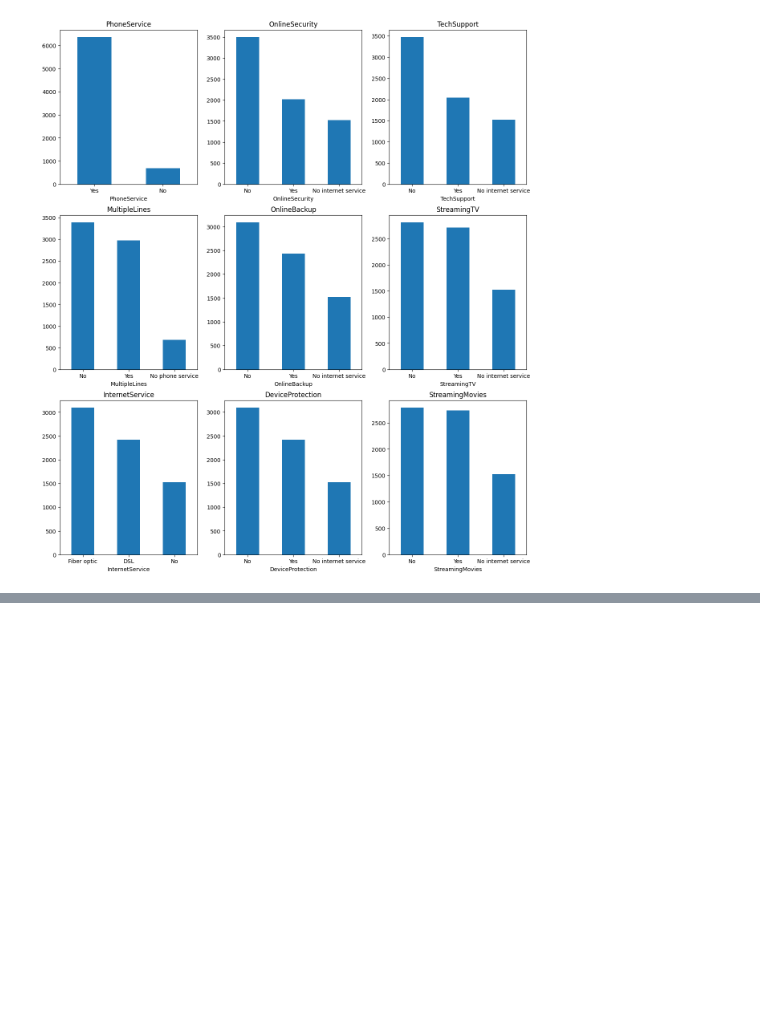
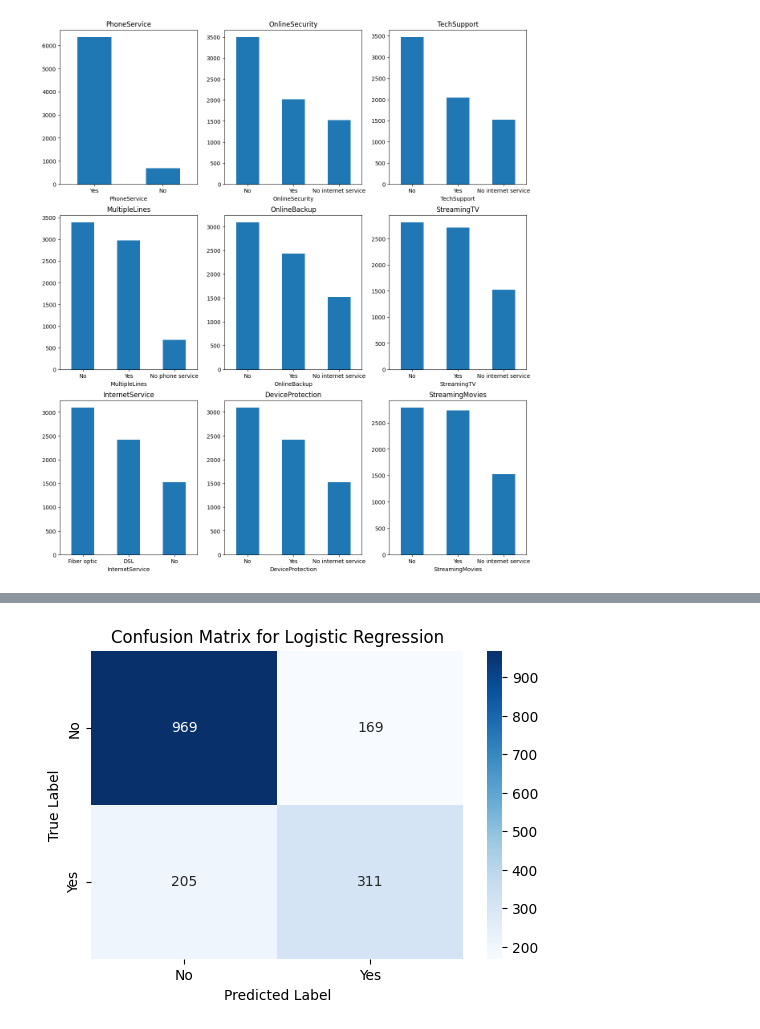
Before and after one commit to nesrineabd/churn-analysis-telecom, a Jupyter notebook: Telecom Churn Prediction.ipynb, the cells around one changed output, grey strips where cells are left out. Drawn from its saved outputs; the diff is of its cells as text; code cells hidden in the pictures; blank space fills up the shorter version.

```diff
--- a/Telecom Churn Prediction.ipynb
+++ b/Telecom Churn Prediction.ipynb
@@ -373,0 +388,16 @@ for i, item in enumerate(services):
+# %%
+from sklearn.preprocessing import MinMaxScaler
+# each model has its fitting scaling method, we'll use MinMaxScaler, it'll scale all the variables to a range of 0 to 1
+# an interesting article to refer to pic a scaling method
+# https://medium.com/@megha.natarajan/mastering-data-scaling-techniques-visualizations-and-insights-a00b2cb422c2
+
+# We will use the data frame where we had created dummy variables
+y = df_dummies['Churn'].values
+X = df_dummies.drop(columns = ['Churn'])
+
+features = X.columns.values
+scaler = MinMaxScaler(feature_range = (0,1))
+scaler.fit(X)
+X = pd.DataFrame(scaler.transform(X))
+X.columns = features
+X.head()
@@ -373,0 +475,4 @@ for i, item in enumerate(services):
+# %%
+plot_confusion_matrix("Logistic Regression", y_test, prediction)
+# %% [output]
+[figure, added]
```
Also changed, not shown: parts of 18 cells of this notebook.
